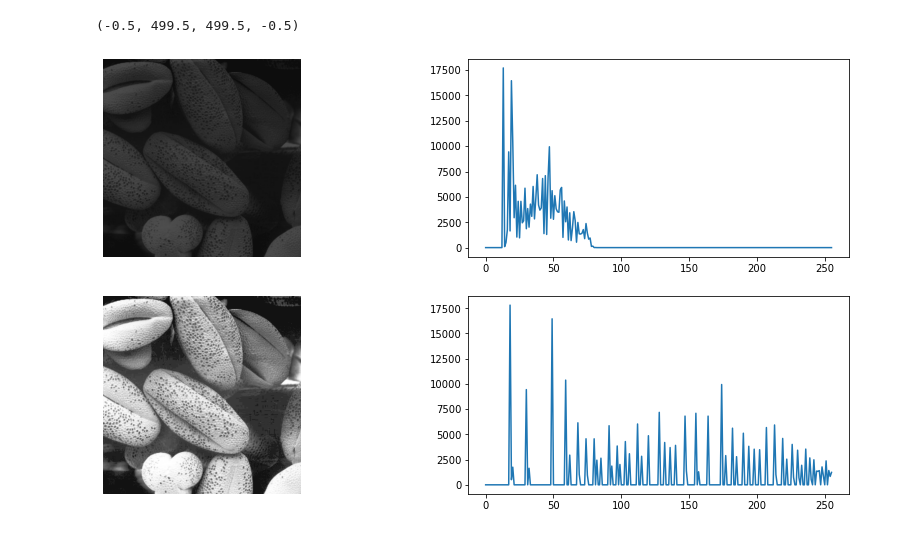
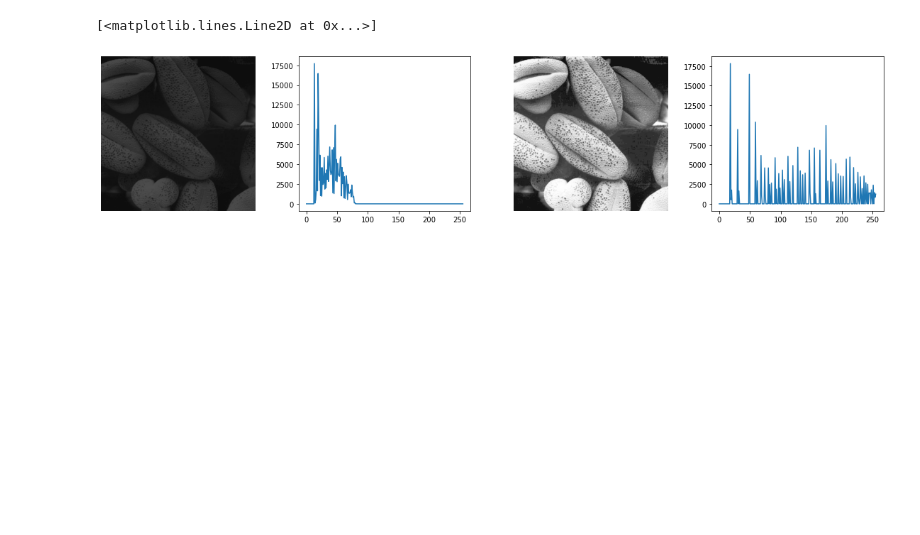
Before and after one commit to pramodj196/EN2550-Fundamentals-of-Image-Processing-and-Machine-Vision, a Jupyter notebook: Assignment 1/Assignemnt_1.ipynb, the cells around one changed output. Saved outputs shown, nothing was run; the diff lists cells and outputs as text; code cells hidden in the pictures; blank space fills up the shorter version.

```diff
--- a/Assignment 1/Assignemnt_1.ipynb
+++ b/Assignment 1/Assignemnt_1.ipynb
@@ -71,14 +69,18 @@ im3 = cv.imread(r'highlights_and_shadows.jpg')
 assert im3 is not None
 
 im3_Lab = cv.cvtColor(im3, cv.COLOR_BGR2Lab)
-L,a,b = im3_Lab[:,:,0],im3_Lab[:,:,1],im3_Lab[:,:,2]
+L,a,b = cv.split(im3_Lab)
 hist_org = cv.calcHist([L], [0], None, [256], [0,256])
 
-fig, ax = plt.subplots(1,2,figsize = (15,4))
-fig.suptitle('original')
+fig, ax = plt.subplots(1,3,figsize = (15,4))
 ax[0].imshow(cv.cvtColor(im3, cv.COLOR_BGR2RGB))
+ax[1].imshow(cv.cvtColor(L, cv.COLOR_BGR2RGB))
+ax[0].set_title('Original')
+ax[1].set_title('L plane of original image')
+ax[2].plot(hist_org)
+ax[2].set_title('Histogram of L plane of orginal image')
 ax[0].axis('off')
-ax[1].plot(hist_org)
+ax[1].axis('off')
 
 gamma = 0.5
 lt = np.array([((i/255)**gamma)*255 for i in range(0,256)]).astype(np.uint8)
@@ -86,11 +88,16 @@ L2 = cv.LUT(L, lt)
 im3_Lab[:,:,0] = L2
 hist = cv.calcHist([L2], [0], None, [256], [0,256])
 
-fig, ax = plt.subplots(1,3,figsize = (15,4))
+fig, ax = plt.subplots(1,4,figsize = (20,4))
 fig.suptitle('$ \gamma = %.2f$'%gamma)
 ax[0].plot(lt)
 ax[0].set_aspect('equal')
-ax[1].imshow(cv.cvtColor(im3_Lab, cv.COLOR_Lab2RGB))
+ax[1].imshow(cv.cvtColor(L2, cv.COLOR_BGR2RGB))
+ax[1].set_title('L plane after gamma correction')
 ax[1].axis('off')
-ax[2].plot(hist)
+ax[2].imshow(cv.cvtColor(im3_Lab, cv.COLOR_Lab2RGB))
+ax[2].set_title('Image after gamma correction to L plane')
+ax[2].axis('off')
+ax[3].plot(hist)
+ax[3].set_title('Histogram of L plane of after gamma correction')
 # %% [output]
@@ -100,33 +107,33 @@ ax[2].plot(hist)
 # %%
 #(4)
 im4 = cv.imread(r'shells.png', cv.IMREAD_GRAYSCALE)
 assert im4 is not None
 
 def grayImgEqualize(img):
     M,N = img.shape
     L = 256
     hist = cv.calcHist([img], [0], None, [256], [0,256])
 
     lt = []
     sum = 0
     for k in hist:
         sum+=k[0]
         lt.append(round((sum*(L-1))/(M*N)))
     return np.array(lt)
 
 hist_org = cv.calcHist([im4], [0], None, [256], [0,256])
 
 lt =grayImgEqualize(im4)
 im_equalized = cv.LUT(im4, lt)
 hist = cv.calcHist([im_equalized.astype(np.uint8)], [0], None, [256], [0,256])
 
-fig, ax = plt.subplots(2,2,figsize = (15,8))
-ax[0][0].imshow(cv.cvtColor(im4, cv.COLOR_GRAY2RGB))
-ax[0][0].axis('off')
-ax[0][1].plot(hist_org)
-ax[1][0].imshow(cv.cvtColor(im_equalized.astype(np.uint8), cv.COLOR_GRAY2RGB))
-ax[1][1].plot(hist)
-ax[1][0].axis('off')
+fig, ax = plt.subplots(1,4,figsize = (20,4))
+ax[0].imshow(cv.cvtColor(im4, cv.COLOR_GRAY2RGB))
+ax[0].axis('off')
+ax[1].plot(hist_org)
+ax[2].imshow(cv.cvtColor(im_equalized.astype(np.uint8), cv.COLOR_GRAY2RGB))
+ax[2].axis('off')
+ax[3].plot(hist)
 # %% [output]
-(-0.5, 499.5, 499.5, -0.5)
+[<matplotlib.lines.Line2D at 0x...>]
-[figure, old version]
+[figure, new version]
```
Also changed, not shown: parts of 7 cells of this notebook, 5 other files.
